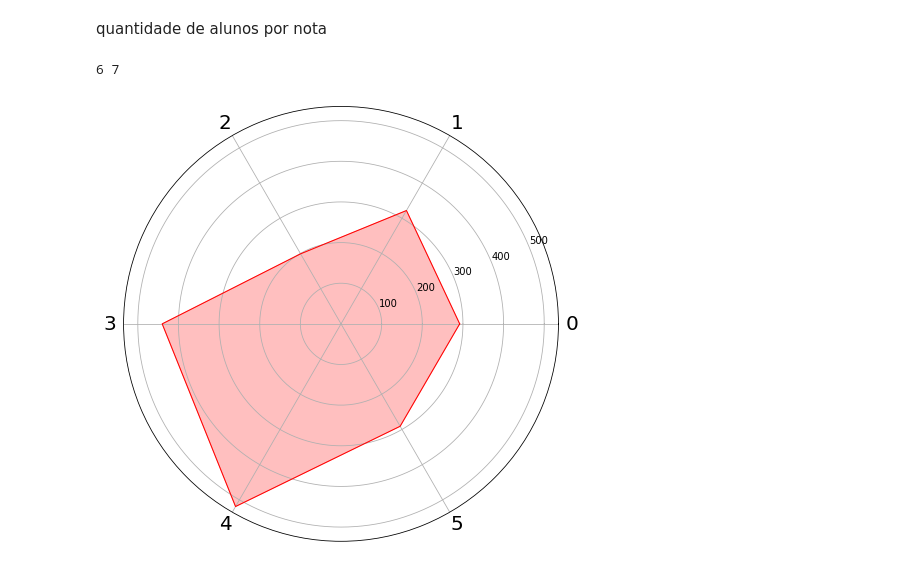
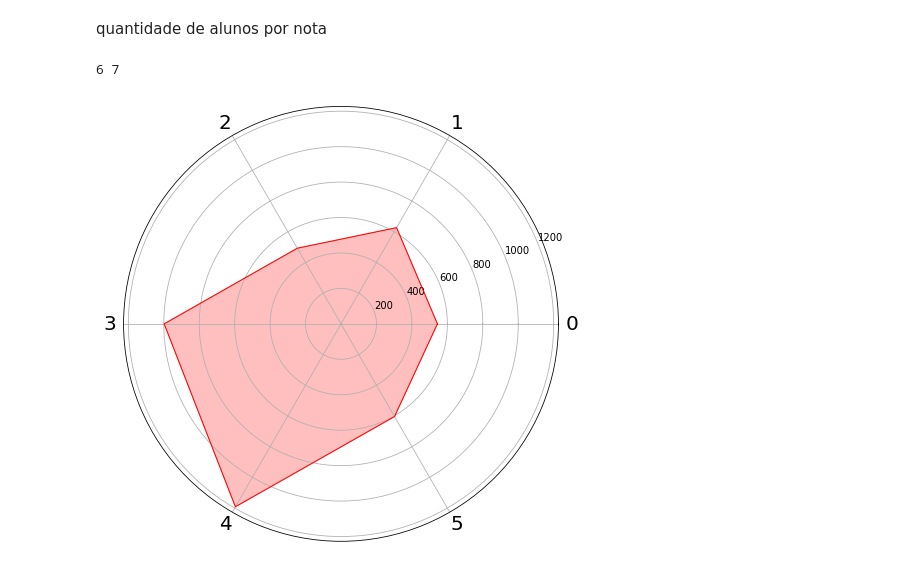
Before and after one commit to luhansen/Estudo_Visualizacao, a Jupyter notebook: Algorimos a serem implementados/Informações Gerais.ipynb, the cells around one changed output. Drawn from its saved outputs; the diff is of its cells as text; code cells hidden in the pictures.

Commit message:
atualizacao dos algoritmos a serem implementados

```diff
--- a/Algorimos a serem implementados/Informações Gerais.ipynb
+++ b/Algorimos a serem implementados/Informações Gerais.ipynb
@@ -20,6 +21,10 @@ try:
 #         cursor = db.cursor()
 except Error as e:
     print("Error while connecting to MySQL", e)
+# %%
+# whereClause = " name = 'ALGORITMOS E PROGRAMACAO DE COMPUTADORES' "
+# whereClause = " name = 'INTRODUCAO A CIENCIA DA COMPUTACAO' "
+whereClause = " name = 'ALGORITMOS E PROGRAMACAO DE COMPUTADORES' OR name = 'COMPUTACAO BASICA' "
 # %% [markdown]
 quantidade de alunos por semestre que cursaram a matéria (radar)
 # %%
@@ -83,33 +118,33 @@ plt.show()
 # %% [markdown]
 quantidade de alunos por nota
 # %%
-select_query = "select num_score, count(*) as COUNT from students as S INNER JOIN student_course_subject as SCS ON S.id = SCS.id_student INNER JOIN subjects as Sub ON Sub.id = SCS.id_subject where name = 'ALGORITMOS E PROGRAMACAO DE COMPUTADORES' group by num_score;"
+select_query = "select num_score, count(*) as COUNT from students as S INNER JOIN student_course_subject as SCS ON S.id = SCS.id_student INNER JOIN subjects as Sub ON Sub.id = SCS.id_subject where" + whereClause + "group by num_score;"
 
 cursor.execute(select_query)
 records = pd.DataFrame(cursor.fetchall())
 records.columns = cursor.column_names
 
 categories = records['num_score'].tolist()
 N = len(categories)
 
 values = records['COUNT'].tolist()
 values += values[:1]
 
 print(N, len(values))
 angles = [n / float(len(categories)) * 2 * pi for n in range(N)]
 angles += angles[:1]
 
 fig, ax = plt.subplots(figsize=(8, 8), subplot_kw=dict(polar=True))
 
 ax.plot(angles, values, color='red', linewidth=1)
 ax.fill(angles, values, color='red', alpha=0.25)
 
 # plt.figure(figsize=(20, 18))
 # plt.polar(angles, values)
 
 plt.xticks(angles[:-1], categories, size=20)
 
 plt.show()
 # %% [output]
 6 7
-[figure, old version]
+[figure, new version]
```
Also changed, not shown: parts of 9 cells of this notebook, 4 other files.
